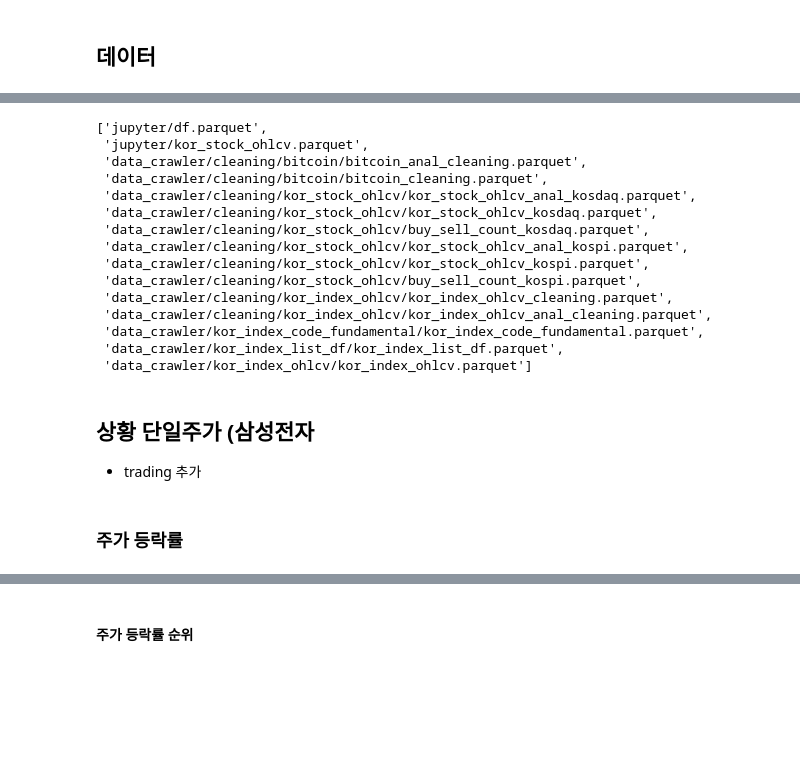
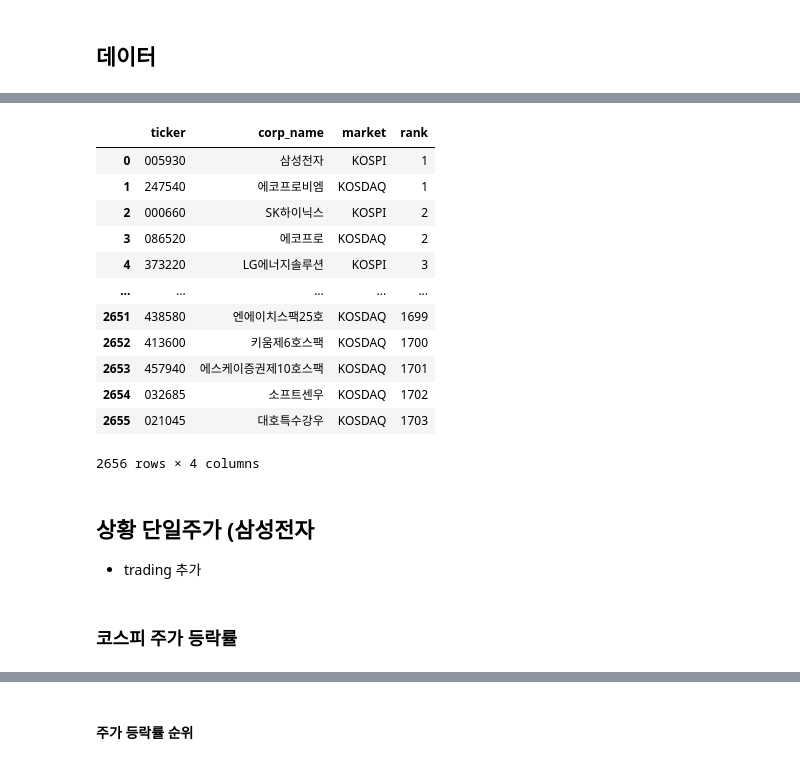
Before and after one commit to Unfinishedgod/finance_mlops, a Jupyter notebook: jupyter/indicator_setup.ipynb, the cells around one changed output, grey strips where cells are left out. Cells and saved outputs as stored; diff of their text form; code cells hidden in the pictures; blank space fills up the shorter version.

```diff
--- a/jupyter/indicator_setup.ipynb
+++ b/jupyter/indicator_setup.ipynb
@@ -107,19 +85,31 @@ glob.glob("**/*.csv", recursive=True)
-# %%
-glob.glob("**/*.parquet", recursive=True)
-# %% [output]
-['jupyter/df.parquet',
- 'jupyter/kor_stock_ohlcv.parquet',
- 'data_crawler/cleaning/bitcoin/bitcoin_anal_cleaning.parquet',
- 'data_crawler/cleaning/bitcoin/bitcoin_cleaning.parquet',
- 'data_crawler/cleaning/kor_stock_ohlcv/kor_stock_ohlcv_anal_kosdaq.parquet',
- 'data_crawler/cleaning/kor_stock_ohlcv/kor_stock_ohlcv_kosdaq.parquet',
- 'data_crawler/cleaning/kor_stock_ohlcv/buy_sell_count_kosdaq.parquet',
- 'data_crawler/cleaning/kor_stock_ohlcv/kor_stock_ohlcv_anal_kospi.parquet',
- 'data_crawler/cleaning/kor_stock_ohlcv/kor_stock_ohlcv_kospi.parquet',
- 'data_crawler/cleaning/kor_stock_ohlcv/buy_sell_count_kospi.parquet',
- 'data_crawler/cleaning/kor_index_ohlcv/kor_index_ohlcv_cleaning.parquet',
- 'data_crawler/cleaning/kor_index_ohlcv/kor_index_ohlcv_anal_cleaning.parquet',
- 'data_crawler/kor_index_code_fundamental/kor_index_code_fundamental.parquet',
- 'data_crawler/kor_index_list_df/kor_index_list_df.parquet',
- 'data_crawler/kor_index_ohlcv/kor_index_ohlcv.parquet']
+# %%
+
+sql = f"""
+select
+*
+from `{project_id}.{dataset_id}.kor_ticker_list`
+order by rank asc
+"""
+
+# 데이터 조회 쿼리 실행 결과
+query_job = client.query(sql)
+
+# 데이터프레임 변환
+kor_ticker_list = query_job.to_dataframe()
+# %%
+kor_ticker_list
+# %% [output]
+|  | ticker | corp_name | market | rank |
+| 0 | 005930 | 삼성전자 | KOSPI | 1 |
+| 1 | 247540 | 에코프로비엠 | KOSDAQ | 1 |
+| 2 | 000660 | SK하이닉스 | KOSPI | 2 |
+| 3 | 086520 | 에코프로 | KOSDAQ | 2 |
+| 4 | 373220 | LG에너지솔루션 | KOSPI | 3 |
+| ... | ... | ... | ... | ... |
+| 2651 | 438580 | 엔에이치스팩25호 | KOSDAQ | 1699 |
+| 2652 | 413600 | 키움제6호스팩 | KOSDAQ | 1700 |
+| 2653 | 457940 | 에스케이증권제10호스팩 | KOSDAQ | 1701 |
+| 2654 | 032685 | 소프트센우 | KOSDAQ | 1702 |
+| 2655 | 021045 | 대호특수강우 | KOSDAQ | 1703 |
+2656 rows × 4 columns
 # %%
@@ -163,5 +169,5 @@ index_code_master = index_code_master[~index_code_master['index_code'].isin(not_
 
 - trading 추가
 # %% [markdown]
-### 주가 등락률
+### 코스피 주가 등락률
 # %%
```
Also changed, not shown: parts of 29 cells of this notebook, 8 other files.
